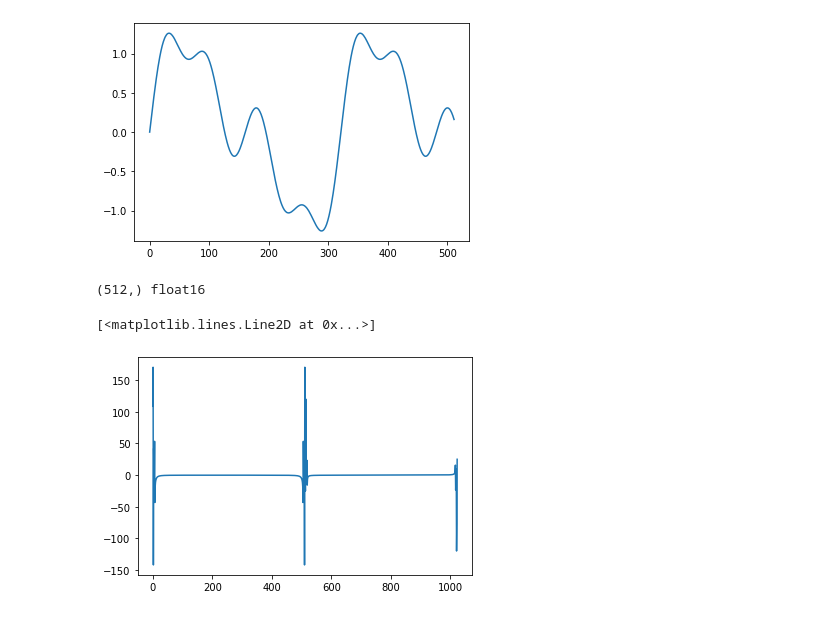
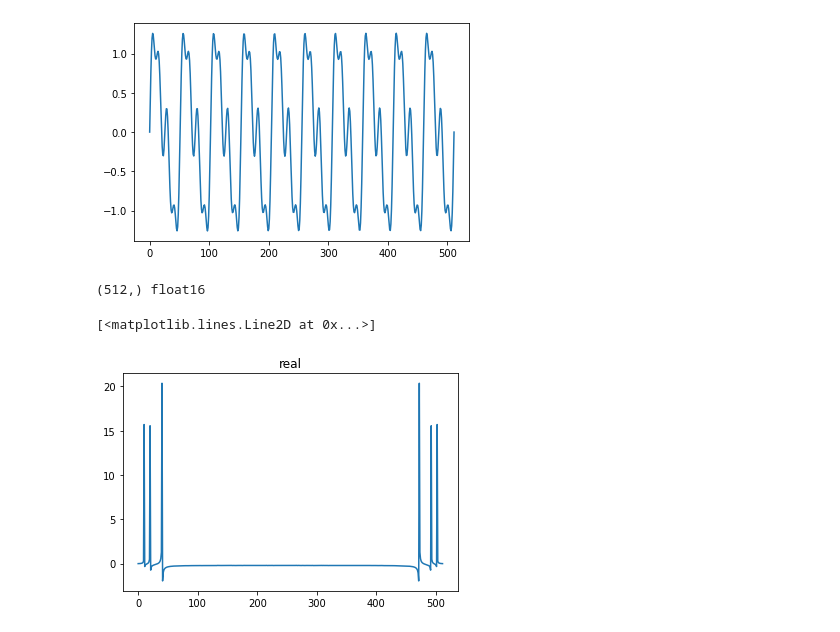
Before and after one commit to ik9702/cfft_practice, a Jupyter notebook: test2.ipynb, the cells around one changed output. Saved outputs shown, nothing was run; the diff lists cells and outputs as text; code cells hidden in the pictures.

```diff
--- a/test2.ipynb
+++ b/test2.ipynb
@@ -3,14 +3,9 @@ import numpy as np
 import matplotlib.pyplot as plt
 # %%
 time = np.linspace(0, 1, 512)
+# print(time)
 def sinwave(amp, freq, time, phase=0):
-  return amp * np.sin(freq*time + phase)
-
-def coswave(amp, freq, time, phase=0):
-  return amp * np.cos(freq*time + phase)
-
-def Wavg(input):
-  return input.sum()/input.size
+  return amp * np.sin(freq*2*np.pi*time + phase)
 # %%
 w31 = sinwave(1, 10, time)
 w32 = sinwave(0.5, 20, time)
@@ -21,7 +16,7 @@ plt.plot(sample)
 plt.show()
 print(sample.shape, sample.dtype)
 # %% [output]
-[figure, old version]
+[figure, new version]
 (512,) float16
 # %%
 filename = "bin/input.bin"
@@ -30,8 +25,9 @@ with open(filename, 'wb') as f:
 # %%
 with open("bin/export/output.bin", "rb") as f:
     rectype = np.dtype(np.float32)
     res = np.fromfile(f, dtype=rectype)
-plt.plot(res)
+plt.title("real")
+plt.plot(res[:512])
 # %% [output]
 [<matplotlib.lines.Line2D at 0x...>]
-[figure, old version]
+[figure, new version]
```
Also changed, not shown: parts of 3 cells of this notebook, 5 other files.
